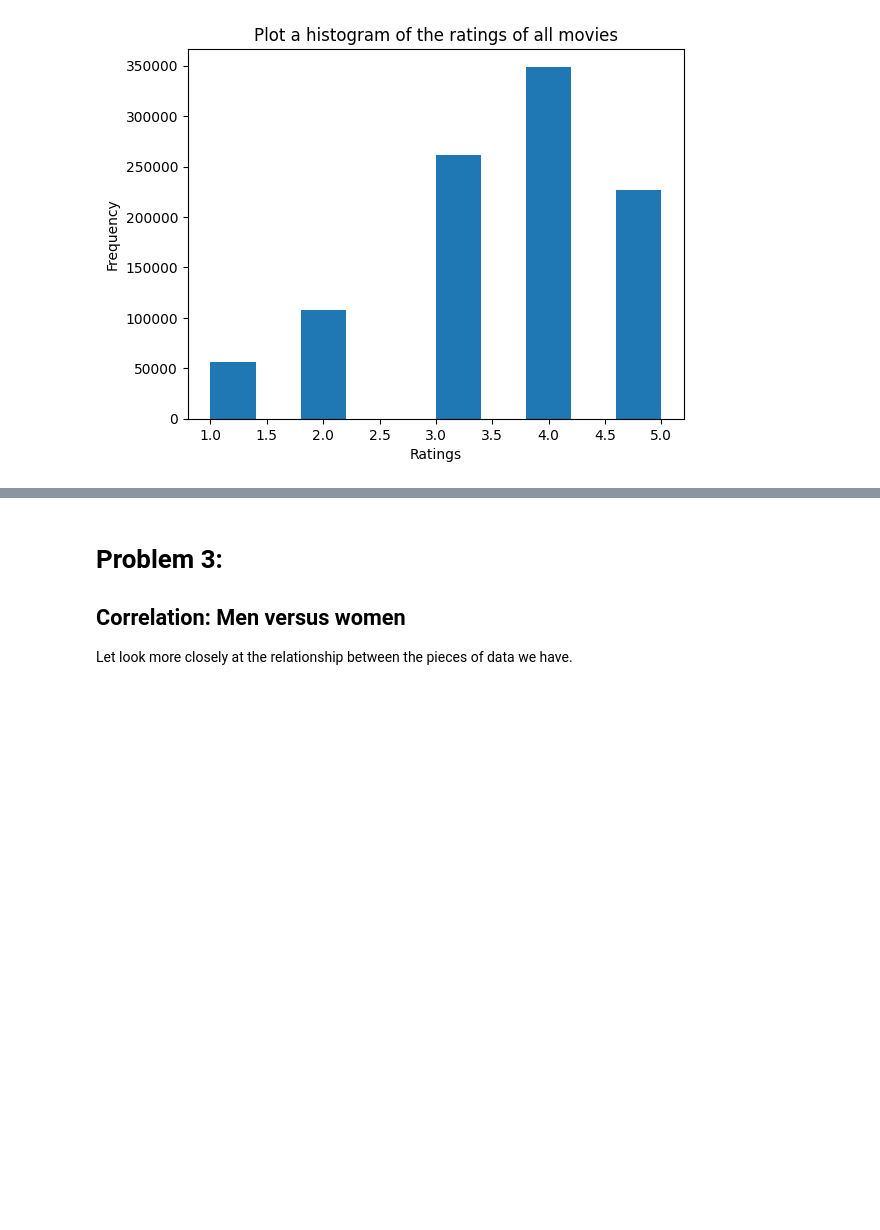
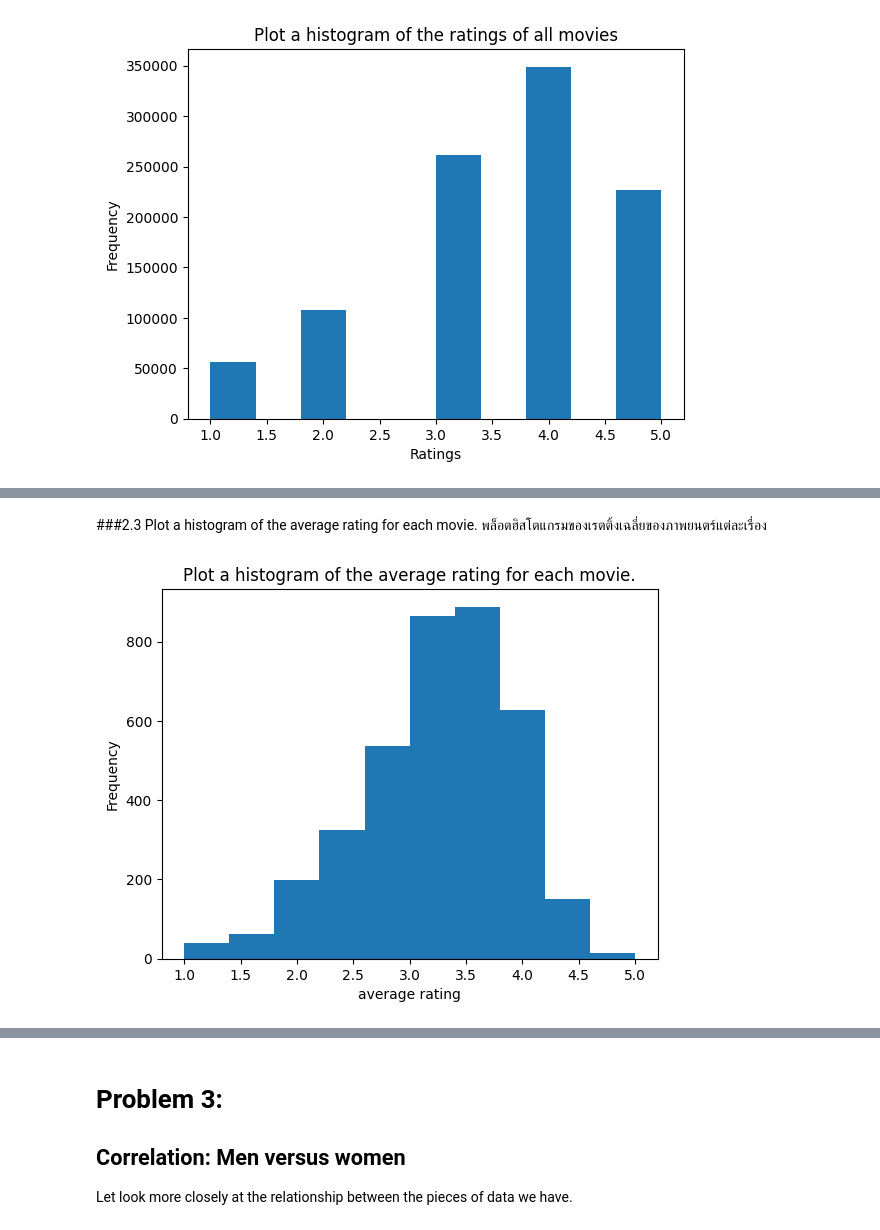
Before and after one commit to ananyapoonsawat/Python_dataviz2023, a Jupyter notebook: Project2_66.ipynb, the cells around one changed output, grey strips where cells are left out. Saved outputs shown, nothing was run; the diff lists cells and outputs as text; code cells hidden in the pictures; blank space fills up the shorter version.

```diff
--- a/Project2_66.ipynb
+++ b/Project2_66.ipynb
@@ -338,9 +373,13 @@ plt.show()
+# %% [markdown]
+###2.3
+Plot a histogram of the average rating for each movie. พล็อตฮิสโตแกรมของเรตติ้งเฉลี่ยของภาพยนตร์แต่ละเรื่อง
 # %%
-#3Plot a histogram of the average rating for each movie.
-df_hist_A = df_use[['Title','Rating']]
-df_use_hist_A = df_hist_A.groupby('Title').mean()
-plt.hist(df_use_hist_A)
+df_HIS3 = df1[['Title','Rating']]
+df_HIS30 = df_HIS3.groupby('Title').mean()
+plt.hist(df_HIS30)
 plt.title('Plot a histogram of the average rating for each movie.')
 plt.xlabel('average rating')
 plt.ylabel('Frequency')
 plt.show()
+# %% [output]
+[figure, added]
```
Also changed, not shown: parts of 81 cells of this notebook.
